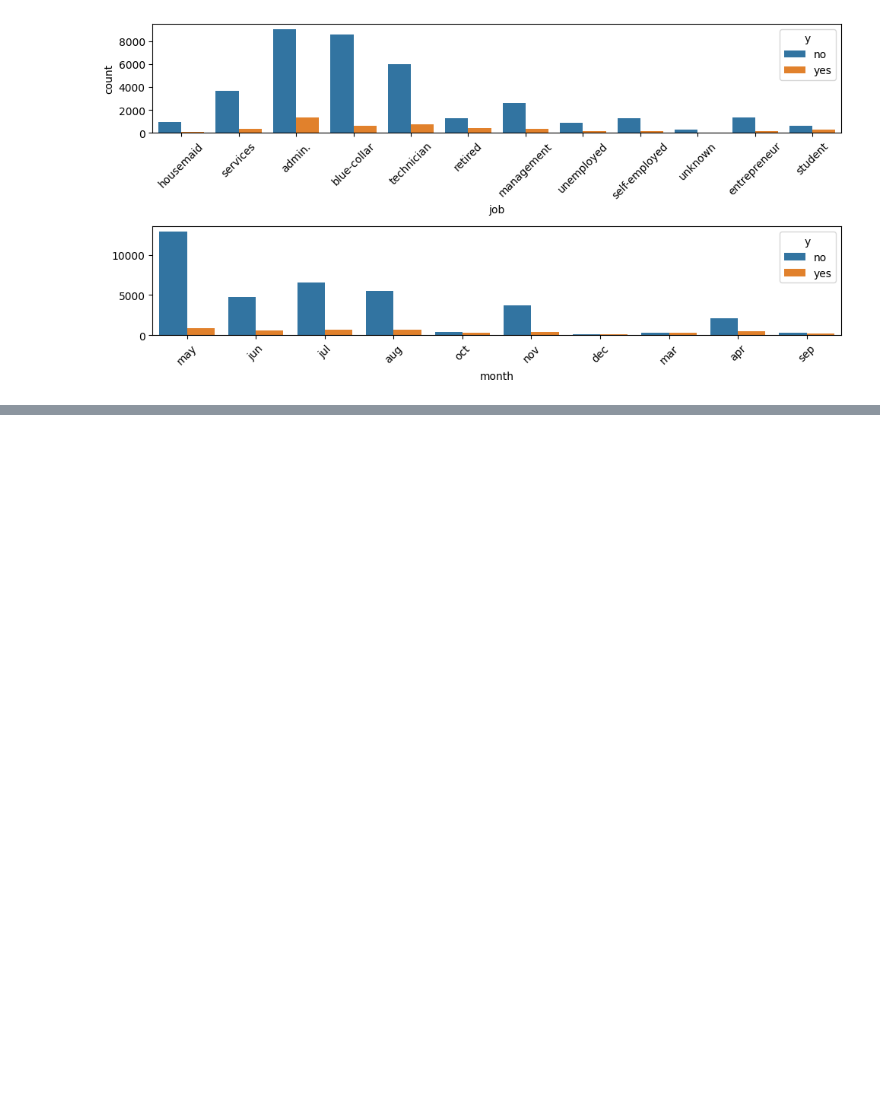
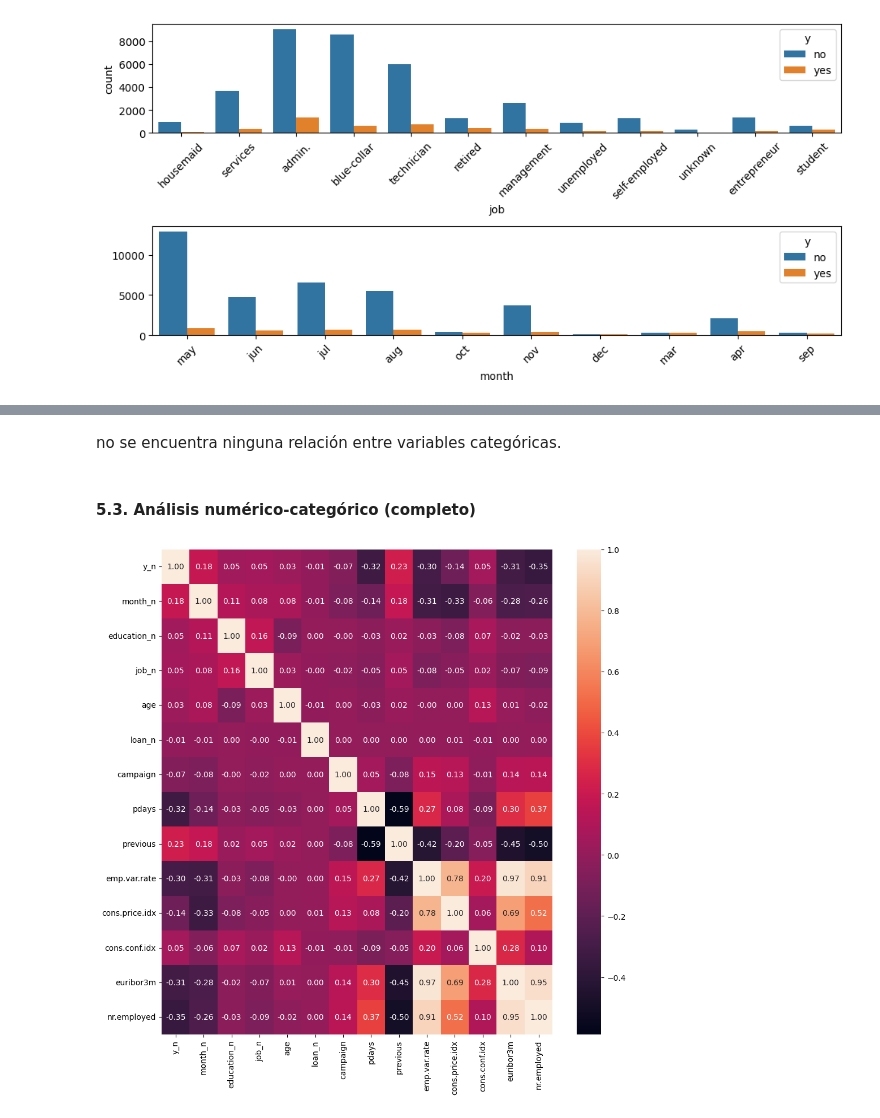
Before and after one commit to 4GeeksAcademy/machine-learning-python-template_regresion_logistica_melissahm, a Jupyter notebook: src/explore.ipynb, the cells around one changed output, grey strips where cells are left out. Cells and saved outputs as stored; diff of their text form; code cells hidden in the pictures; blank space fills up the shorter version.

```diff
--- a/src/explore.ipynb
+++ b/src/explore.ipynb
@@ -506,0 +572,14 @@ plt.show()
+# %% [markdown]
+no se encuentra ninguna relación entre variables categóricas.
+# %% [markdown]
+#### 5.3. Análisis numérico-categórico (completo)
+# %%
+fig, axis = plt.subplots(figsize = (10, 10))
+
+sns.heatmap(df[["y_n","month_n","education_n","job_n", "age","loan_n", "campaign", "pdays", "previous","emp.var.rate","cons.price.idx","cons.conf.idx","euribor3m","nr.employed"]].corr(), annot = True, fmt = ".2f")
+
+plt.tight_layout()
+
+plt.show()
+# %% [output]
+[figure, added]
```
Also changed, not shown: parts of 20 cells of this notebook.
